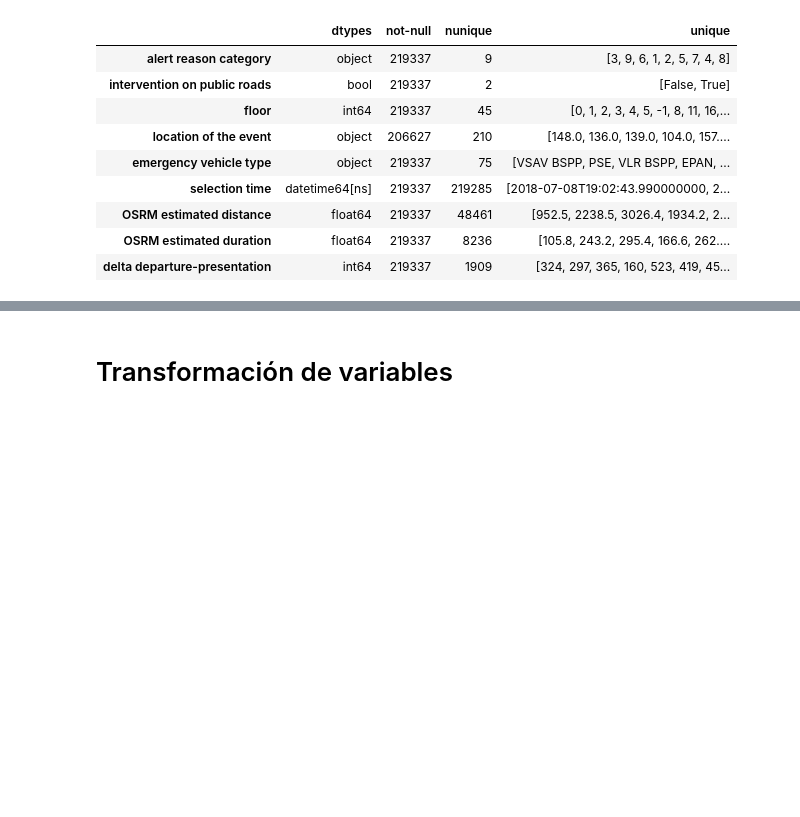
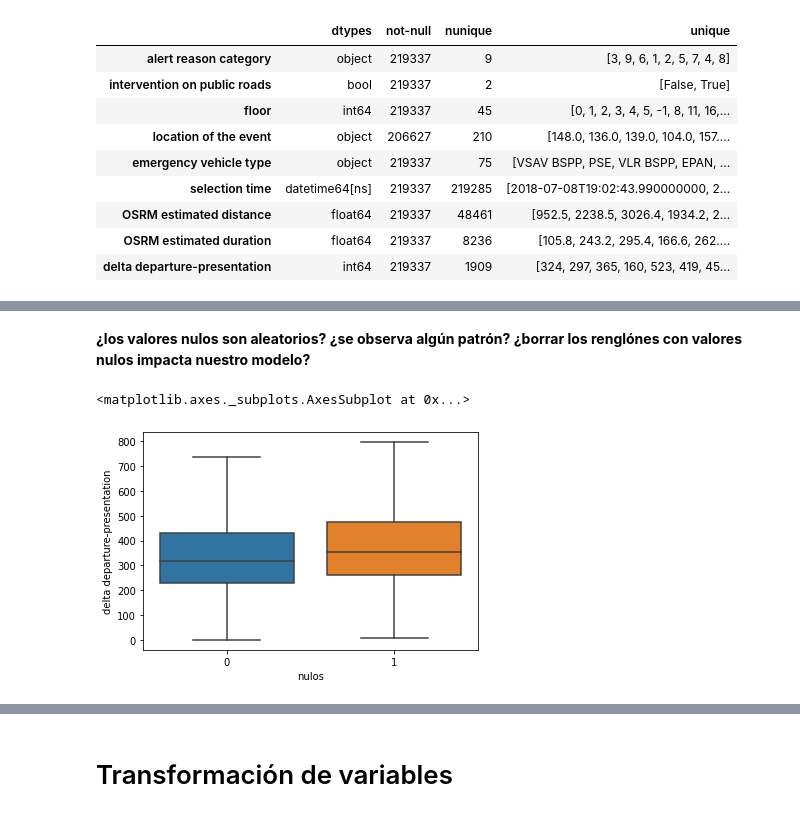
Before and after one commit to AnIsAsPe/Regresion-Robusta-para-estimar-tiempo-de-respuesta-de-un-servicio-de-emergencia, a Jupyter notebook: 1_Response_time_Paris_Fire_Brigade.ipynb, the cells around one changed output, grey strips where cells are left out. Saved outputs shown, nothing was run; the diff lists cells and outputs as text; code cells hidden in the pictures; blank space fills up the shorter version.

```diff
--- a/1_Response_time_Paris_Fire_Brigade.ipynb
+++ b/1_Response_time_Paris_Fire_Brigade.ipynb
@@ -73,7 +68,7 @@ True
 # %% [markdown]
 Nos vamos a concentrar en el tiempo desde la salida del vehículo hasta la presentación en el lugar del siniestro
 # %%
-Y = output['delta departure-presentation']
+Y = Ys['delta departure-presentation']
 Y.describe()
 # %% [output]
 count    219337.000000
@@ -105,10 +96,10 @@ plt.show()
 __Cargar características__
 # %%
 # Conjunto de caracteristicas (X)
-input = pd.read_csv('drive/My Drive/Datos/ParisFireBrigade/x_train.csv',
+X = pd.read_csv('drive/My Drive/Datos/ParisFireBrigade/x_train.csv',
                 sep=',', index_col=[0], parse_dates=['selection time'] )
-print(input.shape)
-input.head(2)
+print(X.shape)
+X.head(2)
 # %% [output]
 (219337, 25)
 |  | intervention | alert reason category | alert reason | intervention on public roads | floor | ... |
@@ -158,8 +134,8 @@ pd.crosstab(input['alert reason category'], input['alert reason'])
 col_borrar=['intervention',  #identificador de la intervención
             'emergency vehicle',  #id 749 vehículo de emergencia, que están agrupada en 'emergency vehicle type'
             'alert reason', # 126 categorías, que están resumidas en 'alert reason category'
-            'date key sélection', 'time key sélection', # redundantes con 'selection time'
-            'rescue center', # id 94 centros de rescate, estacionamiento de los vehícuos
+
+            # Variables geográficas
             'OSRM response', #rutas
             'GPS tracks departure-presentation', #rutas
             'GPS tracks datetime departure-presentation', #rutas
@@ -167,13 +143,17 @@ col_borrar=['intervention',  #identificador de la intervención
             'longitude before departure',  #coordenadas
             'latitude before departure',    #coordenadas
 
+            # Redundantes
+            'date key sélection', 'time key sélection', # redundantes con 'selection time'
+
             #variable no relaccionadas con delta departure-presentation
             'status preceding selection',
+            'rescue center', # id 94 centros de rescate, estacionamiento de los vehícuos
             'delta status preceding selection-selection',
             'departed from its rescue center',
             'delta position gps previous departure-departure'
             ]
-df= input.drop(columns= col_borrar)
-print(df.shape)
-df.head(2)
+X = X.drop(columns= col_borrar)
+
+X.info()
 # %% [output]
@@ -185,7 +175,7 @@ df.head(2)
 # %% [markdown]
 __Unir caracteristicas con étiquetas__
 # %%
-df=pd.concat([df,Y], axis=1)
+df=pd.concat([X,Y], axis=1)
 print(df.shape)
 df.head(2)
 # %% [output]
@@ -231,0 +281,10 @@ describe_datos(df)
+# %% [markdown]
+**¿los valores nulos son aleatorios? ¿se observa algún patrón? ¿borrar los renglónes con valores nulos impacta nuestro modelo?**
+# %%
+#Distribución de la variable respuesta en registros con y sin valores nulos en "location of the event"
+df['nulos'] = np.where(df['location of the event'].isna(),1,0)
+
+sns.boxplot(x = 'nulos' , y = 'delta departure-presentation', data = df,showfliers=False)
+# %% [output]
+<matplotlib.axes._subplots.AxesSubplot at 0x...>
+[figure, added]
```
Also changed, not shown: parts of 66 cells of this notebook.
